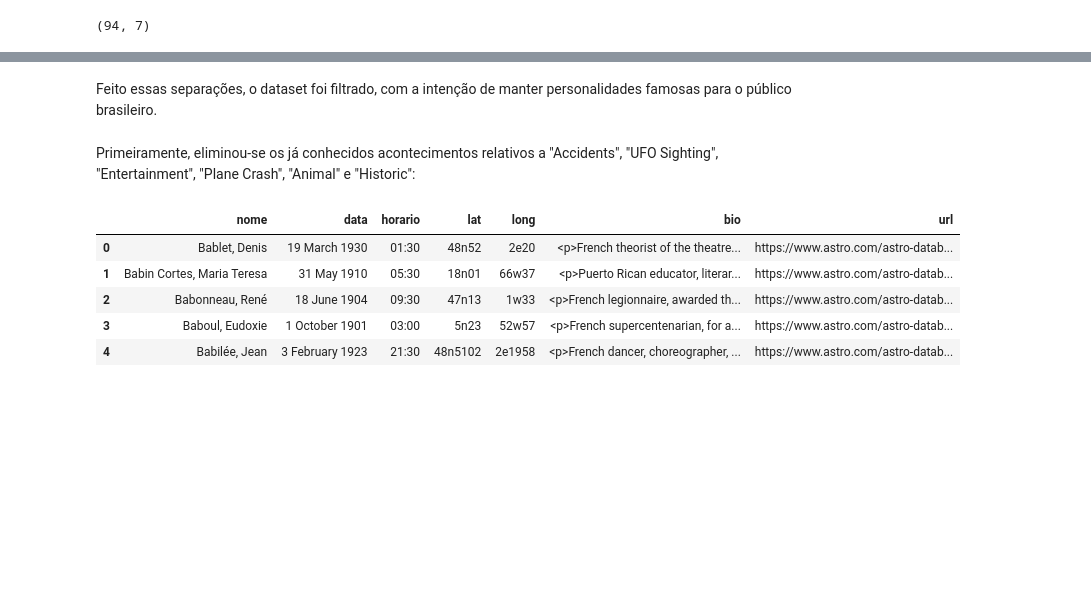
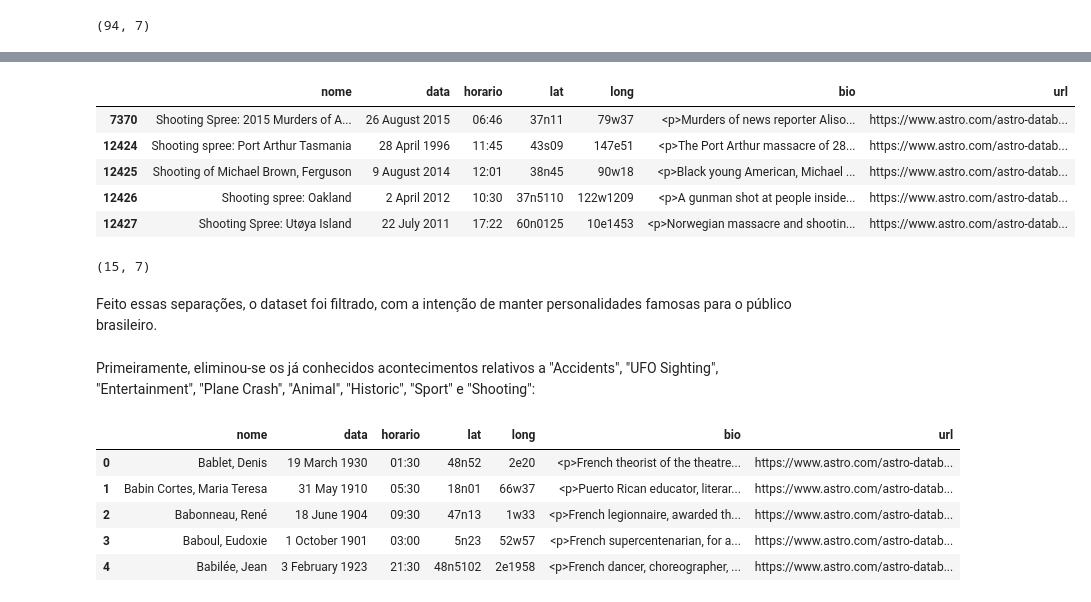
Before and after one commit to pablosivila/bootcamp_ironhack, a Jupyter notebook: projeto final/Projeto_final.ipynb, the cells around one changed output, grey strips where cells are left out. Drawn from its saved outputs; the diff is of its cells as text; code cells hidden in the pictures; blank space fills up the shorter version.

```diff
--- a/projeto final/Projeto_final.ipynb
+++ b/projeto final/Projeto_final.ipynb
@@ -337,5 +617,19 @@ hist.shape
+# %%
+shoot = astro3[astro3['nome'].str.contains('Shooting')]
+shoot.head()
+# %% [output]
+|  | nome | data | horario | lat | long | bio | url |
+| 7370 | Shooting Spree: 2015 Murders of A... | 26 August 2015 | 06:46 | 37n11 | 79w37 | <p>Murders of news reporter Aliso... | https://www.astro.com/astro-datab... |
+| 12424 | Shooting spree: Port Arthur Tasmania | 28 April 1996 | 11:45 | 43s09 | 147e51 | <p>The Port Arthur massacre of 28... | https://www.astro.com/astro-datab... |
+| 12425 | Shooting of Michael Brown, Ferguson | 9 August 2014 | 12:01 | 38n45 | 90w18 | <p>Black young American, Michael ... | https://www.astro.com/astro-datab... |
+| 12426 | Shooting spree: Oakland | 2 April 2012 | 10:30 | 37n5110 | 122w1209 | <p>A gunman shot at people inside... | https://www.astro.com/astro-datab... |
+| 12427 | Shooting Spree: Utøya Island | 22 July 2011 | 17:22 | 60n0125 | 10e1453 | <p>Norwegian massacre and shootin... | https://www.astro.com/astro-datab... |
+# %%
+shoot.shape
+# %% [output]
+(15, 7)
 # %% [markdown]
 Feito essas separações, o dataset foi filtrado, com a intenção de manter personalidades famosas para o público brasileiro.
 # %% [markdown]
-Primeiramente, eliminou-se os já conhecidos acontecimentos relativos a "Accidents", "UFO Sighting", "Entertainment", "Plane Crash", "Animal" e "Historic":
+Primeiramente, eliminou-se os já conhecidos acontecimentos relativos a "Accidents", "UFO Sighting", "Entertainment", "Plane Crash", "Animal", "Historic", "Sport" e "Shooting":
 # %%
```
Also changed, not shown: parts of 42 cells of this notebook.
